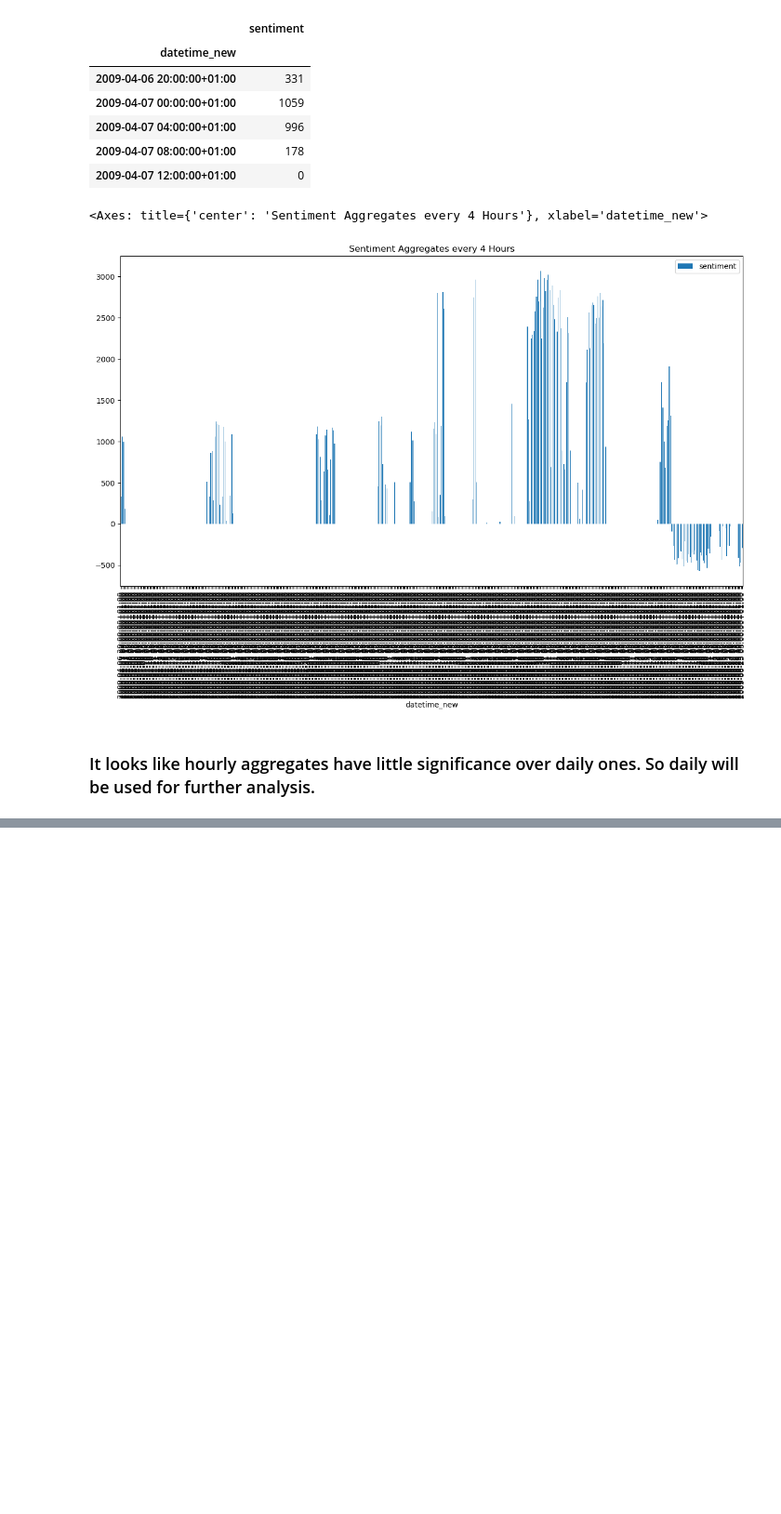
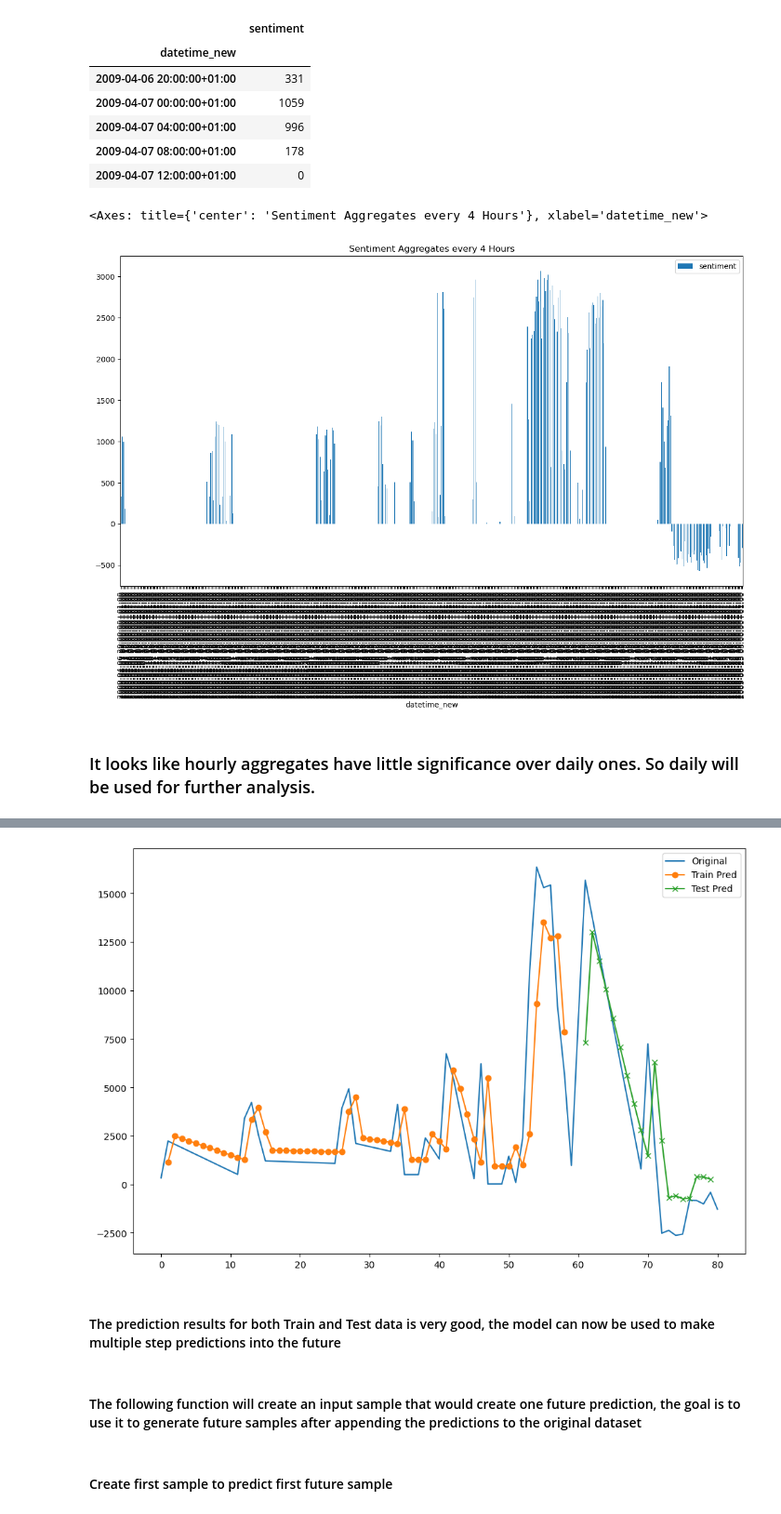
Before and after one commit to Sama4723/DA_CA2_Sems2, a Jupyter notebook: tweets_time_series_forecasting.ipynb, the cells around one changed output, grey strips where cells are left out. Shown at 93% size. Saved outputs shown, nothing was run; the diff lists cells and outputs as text; code cells hidden in the pictures; blank space fills up the shorter version.

```diff
--- a/tweets_time_series_forecasting.ipynb
+++ b/tweets_time_series_forecasting.ipynb
@@ -153,0 +290,7 @@ hourly_df.plot.bar(figsize = (15, 8),title='Sentiment Aggregates every 4 Hours',
+# %%
+# create and fit a simple LSTM network
+model = Sequential()
+model.add(LSTM(5, input_shape=(1, look_back)))
+model.add(Dense(1))
+model.compile(loss='mean_squared_error', optimizer='adam')
+model.fit(trainX, trainY, epochs=50, batch_size=1, verbose=2)
@@ -153,0 +316,20 @@ hourly_df.plot.bar(figsize = (15, 8),title='Sentiment Aggregates every 4 Hours',
+# %%
+# make predictions
+trainPredict = model.predict(trainX)
+testPredict = model.predict(testX)
+
+# invert both train and test predictions to their oringinal values using the scaler
+trainPredict = scaler.inverse_transform(trainPredict)
+trainY = scaler.inverse_transform([trainY])
+
+testPredict = scaler.inverse_transform(testPredict)
+testY = scaler.inverse_transform([testY])
+
+# calculate root mean squared error
+trainScore = np.sqrt(mean_squared_error(trainY[0], trainPredict[:,0]))
+
+print('Train Score: %.2f RMSE' % (trainScore))
+
+testScore = np.sqrt(mean_squared_error(testY[0], testPredict[:,0]))
+
+print('Test Score: %.2f RMSE' % (testScore))
@@ -153,0 +341,24 @@ hourly_df.plot.bar(figsize = (15, 8),title='Sentiment Aggregates every 4 Hours',
+# %%
+# shift train predictions for plotting
+trainPredictPlot = np.empty_like(dataset)
+trainPredictPlot[:, :] = np.nan
+trainPredictPlot[look_back:len(trainPredict)+look_back, :] = trainPredict
+
+# shift test predictions for plotting
+testPredictPlot = np.empty_like(dataset)
+testPredictPlot[:, :] = np.nan
+testPredictPlot[len(trainPredict)+(look_back*2)+1:len(dataset)-1, :] = testPredict
+
+# plot baseline and predictions
+plt.figure(figsize=(12,8))
+plt.plot(scaler.inverse_transform(dataset), label='Original')
+plt.plot(trainPredictPlot,marker='o', label='Train Pred')
+plt.plot(testPredictPlot,marker='x', label='Test Pred')
+plt.legend()
+plt.show()
+# %% [output]
+[figure, added]
+# %% [markdown]
+#### The prediction results for both Train and Test data is very good, the model can now be used to make multiple step predictions into the future
+# %% [markdown]
+#### The following function will create an input sample that would create one future prediction, the goal is to use it to generate future samples after appending the predictions to the original dataset
@@ -153,0 +371,2 @@ hourly_df.plot.bar(figsize = (15, 8),title='Sentiment Aggregates every 4 Hours',
+# %% [markdown]
+#### Create first sample to predict first future sample
```
Also changed, not shown: parts of 44 cells of this notebook, 3 other files.
